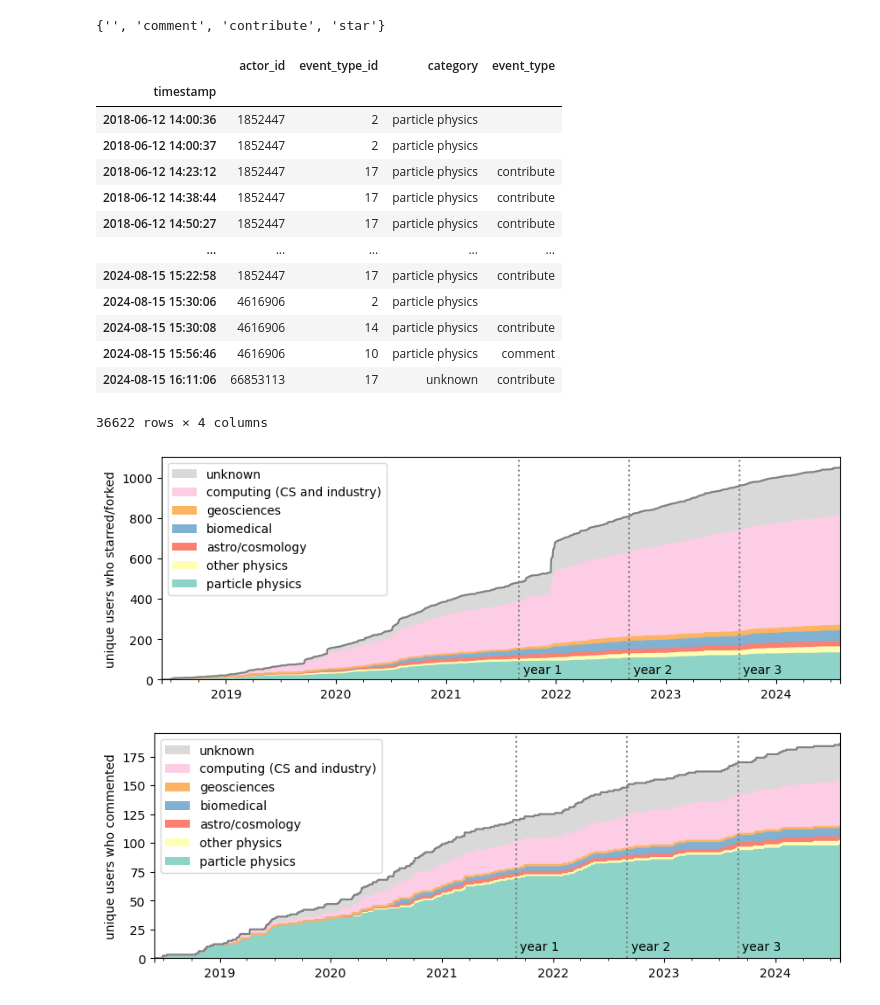
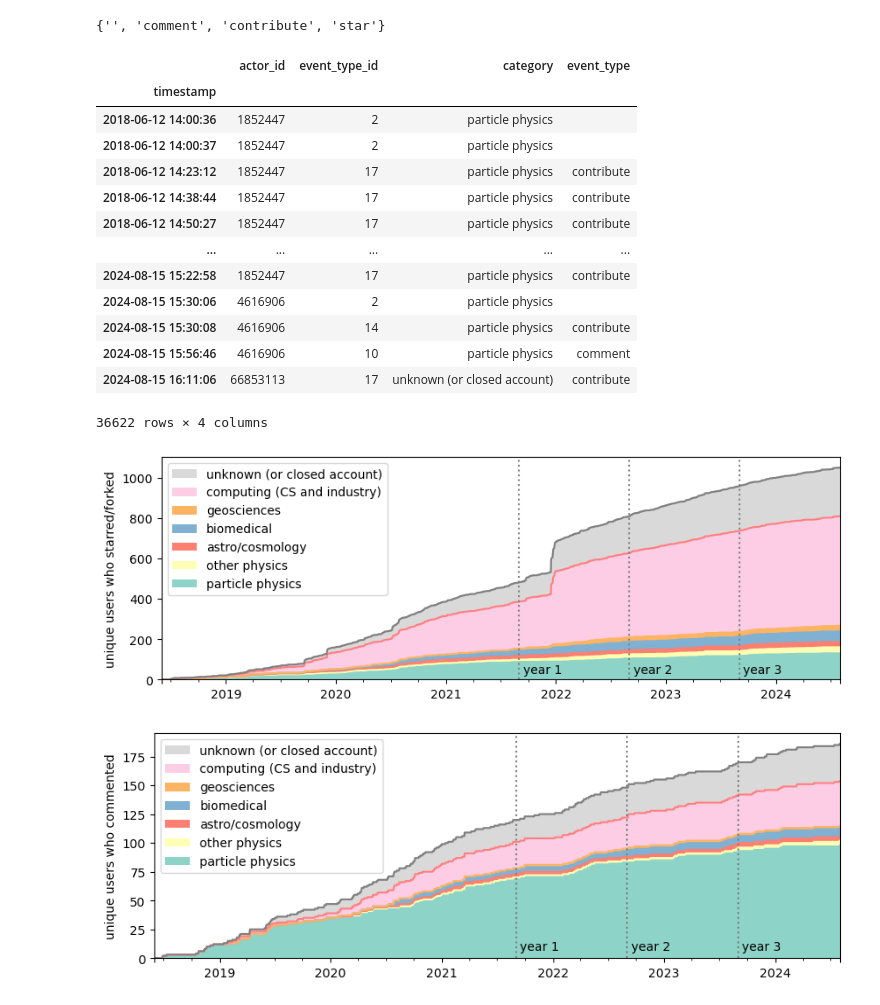
Before and after one commit to jpivarski-talks/2023-05-09-chep23-analysis-of-physicists, a Jupyter notebook: analysis/hep-vs-other.ipynb, the cells around one changed output. Saved outputs shown, nothing was run; the diff lists cells and outputs as text; code cells hidden in the pictures.

Commit message:
explain unknown better

```diff
--- a/analysis/hep-vs-other.ipynb
+++ b/analysis/hep-vs-other.ipynb
@@ -99,12 +99,12 @@ There's only one instance of `ECONOMICS` and four of `MATH`. They can be include
 GitHub users who no longer exist (18% of the total) were removed from the sample.
 # %%
 fewer_categories = {x: x for x in (
-    "particle physics", "other physics", "astro/cosmology", "biomedical", "geosciences", "computing (CS and industry)", "unknown"
+    "particle physics", "other physics", "astro/cosmology", "biomedical", "geosciences", "computing (CS and industry)", "unknown (or closed account)"
 )}
 
 class DictWithUnknown(dict):
     def __missing__(self, key):
-        return fewer_categories["unknown"]
+        return fewer_categories["unknown (or closed account)"]
 
 people_fewer_categories = DictWithUnknown()
 
@@ -122,7 +122,7 @@ for k, v in people_categories.items():
     elif v in ("SE", "AI", "DS", "CS", "QUANT", "ECONOMICS", "MATH"):
         people_fewer_categories[k] = fewer_categories["computing (CS and industry)"]
     elif v == "IDK":
-        people_fewer_categories[k] = fewer_categories["unknown"]
+        people_fewer_categories[k] = fewer_categories["unknown (or closed account)"]
     else:
         raise AssertionError(v)
 # %%
@@ -288,14 +288,14 @@ df
 | 2024-08-15 15:30:06 | 4616906 | 2 | particle physics |  |
 | 2024-08-15 15:30:08 | 4616906 | 14 | particle physics | contribute |
 | 2024-08-15 15:56:46 | 4616906 | 10 | particle physics | comment |
-| 2024-08-15 16:11:06 | 66853113 | 17 | unknown | contribute |
+| 2024-08-15 16:11:06 | 66853113 | 17 | unknown (or closed account) | contribute |
 36622 rows × 4 columns
 # %%
 fig, ax = plt.subplots(figsize=(10, 3.3))
 
 cumulative = pd.DataFrame({}, index=pd.DatetimeIndex(pd.date_range(start="2018-06-01", end="2024-08-01", freq="D")))
 
-for category in ["particle physics", "other physics", "astro/cosmology", "biomedical", "geosciences", "computing (CS and industry)", "unknown"]:
+for category in ["particle physics", "other physics", "astro/cosmology", "biomedical", "geosciences", "computing (CS and industry)", "unknown (or closed account)"]:
     selected = df[(df["event_type"] == "star") & (df["category"] == category)]
     cumulative[category] = selected["actor_id"].drop_duplicates(keep="first").resample("D").count().cumsum()
 
@@ -305,6 +305,7 @@ for collection in ax.collections:
     collection.set_edgecolor("black")
     collection.set_linewidth(0)
 
+cumulative.drop("unknown (or closed account)", axis=1).ffill().fillna(0).sum(axis=1).plot.line(color="#ff8080")
 cumulative.ffill().fillna(0).sum(axis=1).plot.line(color="gray")
 
 ax.axvline("2021-09-01", ls=":", color="gray")
@@ -321,39 +322,40 @@ ax.set_ylabel("unique users who starred/forked")
 fig.savefig("hep-vs-other-star.pdf")
 fig.savefig("hep-vs-other-star.svg")
 # %% [output]
-[figure, old version]
+[figure, new version]
 # %%
 fig, ax = plt.subplots(figsize=(10, 3.3))
 
 cumulative = pd.DataFrame({}, index=pd.DatetimeIndex(pd.date_range(start="2018-06-01", end="2024-08-01", freq="D")))
 
-for category in ["particle physics", "other physics", "astro/cosmology", "biomedical", "geosciences", "computing (CS and industry)", "unknown"]:
+for category in ["particle physics", "other physics", "astro/cosmology", "biomedical", "geosciences", "computing (CS and industry)", "unknown (or closed account)"]:
     selected = df[(df["event_type"] == "comment") & (df["category"] == category)]
     cumulative[category] = selected["actor_id"].drop_duplicates(keep="first").resample("D").count().cumsum()
 
 cumulative.ffill().fillna(0).plot.area(ax=ax, stacked=True, color=["#8dd3c7", "#ffffb3", "#fb8072", "#80b1d3", "#fdb462", "#fccde4", "#d9d9d9"])
 
 for collection in ax.collections:
     collection.set_edgecolor("black")
     collection.set_linewidth(0)
 
+cumulative.drop("unknown (or closed account)", axis=1).ffill().fillna(0).sum(axis=1).plot.line(color="#ff8080")
 cumulative.ffill().fillna(0).sum(axis=1).plot.line(color="gray")
 
 ax.axvline("2021-09-01", ls=":", color="gray")
 ax.axvline("2022-09-01", ls=":", color="gray")
 ax.axvline("2023-09-01", ls=":", color="gray")
 ax.text("2021-09-15", 10, "year 1", ha="left", va="center")
 ax.text("2022-09-15", 10, "year 2", ha="left", va="center")
 ax.text("2023-09-15", 10, "year 3", ha="left", va="center")
 
 handles, labels = ax.get_legend_handles_labels()
 ax.legend(handles[::-1], labels[::-1], loc="upper left")
 
 ax.set_ylabel("unique users who commented")
 fig.savefig("hep-vs-other-comment.pdf")
 fig.savefig("hep-vs-other-comment.svg")
 # %% [output]
-[figure, old version]
+[figure, new version]
 # %%
 fig, ax = plt.subplots(figsize=(10, 3.3))
 
```
Also changed, not shown: parts of 3 cells of this notebook, 6 other files.
